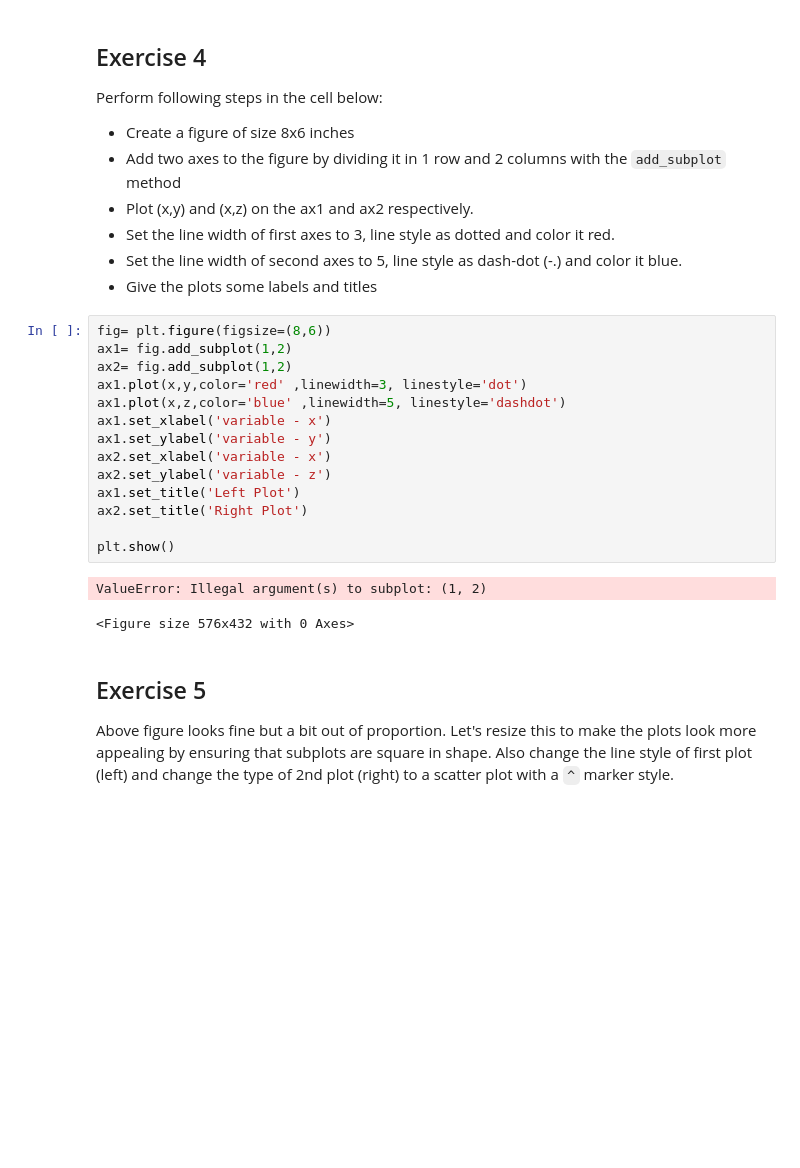
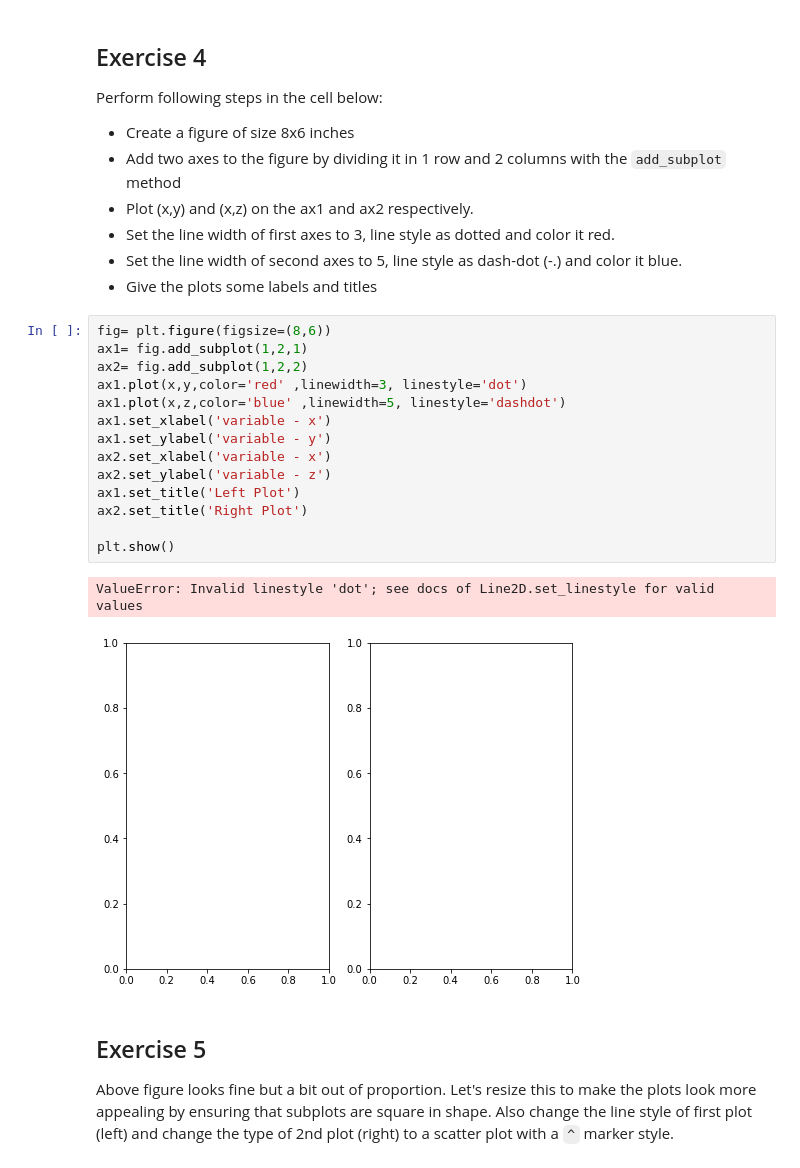
Before and after one commit to matthew-d-oliver/dsc-more-practice-with-matplotlib-lab-nyc-ds-082619, a Jupyter notebook: index.ipynb, the cells around one changed output. Saved outputs shown, nothing was run; the diff lists cells and outputs as text; blank space fills up the shorter version.

```diff
--- a/index.ipynb
+++ b/index.ipynb
@@ -112,21 +112,21 @@ Perform following steps in the cell below:
 * Give the plots some labels and titles
 # %%
 fig= plt.figure(figsize=(8,6))
-ax1= fig.add_subplot(1,2)
-ax2= fig.add_subplot(1,2)
+ax1= fig.add_subplot(1,2,1)
+ax2= fig.add_subplot(1,2,2)
 ax1.plot(x,y,color='red' ,linewidth=3, linestyle='dot')
 ax1.plot(x,z,color='blue' ,linewidth=5, linestyle='dashdot')
 ax1.set_xlabel('variable - x')
 ax1.set_ylabel('variable - y')
 ax2.set_xlabel('variable - x')
 ax2.set_ylabel('variable - z')
 ax1.set_title('Left Plot')
 ax2.set_title('Right Plot')
 
 plt.show()
 # %% [output]
-ValueError: Illegal argument(s) to subplot: (1, 2)
+ValueError: Invalid linestyle 'dot'; see docs of Line2D.set_linestyle for valid values
-<Figure size 576x432 with 0 Axes>
+[figure, added]
 # %% [markdown]
 ## Exercise 5
 
```
